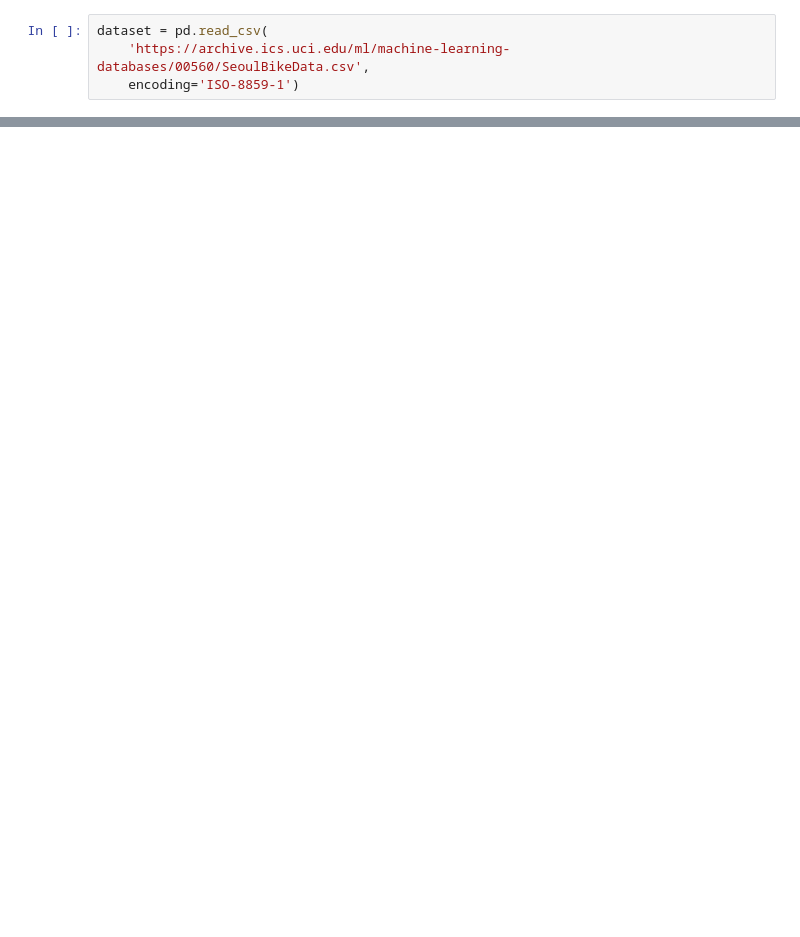
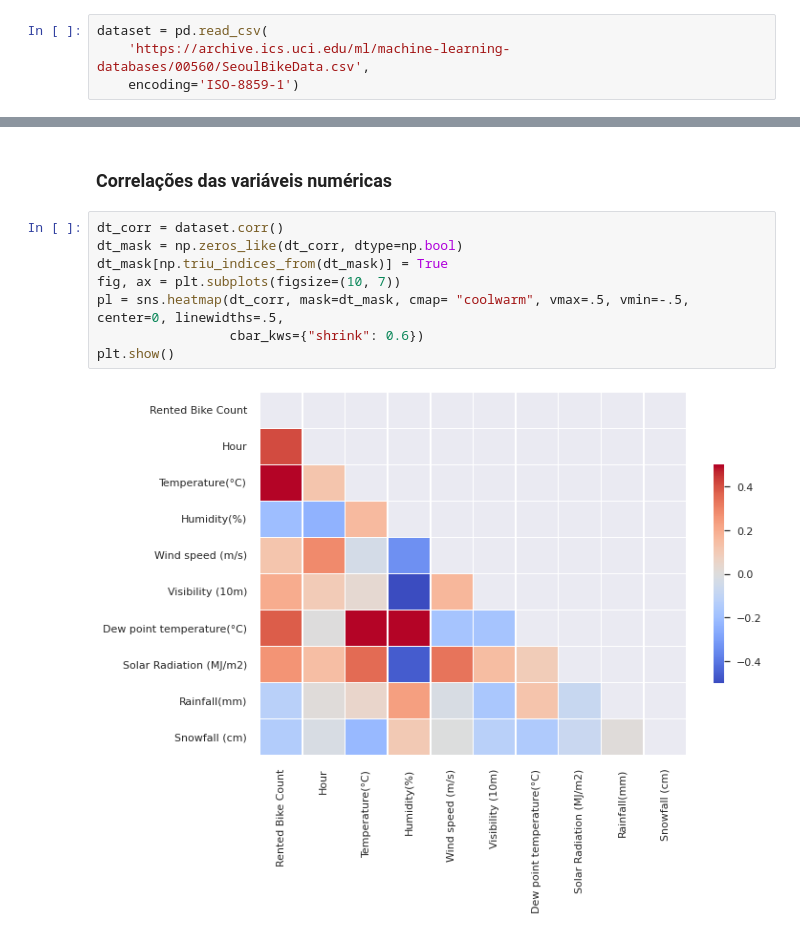
Before and after one commit to matheusfc77/Seoul-analysis, a Jupyter notebook: SeoulBike.ipynb, the cells around one changed output, grey strips where cells are left out. Drawn from its saved outputs; the diff is of its cells as text; blank space fills up the shorter version.

```diff
--- a/SeoulBike.ipynb
+++ b/SeoulBike.ipynb
@@ -348,0 +98,12 @@ print(final_model.predict([pred]))
+# %% [markdown]
+### Correlações das variáveis numéricas
+# %%
+dt_corr = dataset.corr()
+dt_mask = np.zeros_like(dt_corr, dtype=np.bool)
+dt_mask[np.triu_indices_from(dt_mask)] = True
+fig, ax = plt.subplots(figsize=(10, 7))
+pl = sns.heatmap(dt_corr, mask=dt_mask, cmap= "coolwarm", vmax=.5, vmin=-.5, center=0, linewidths=.5,
+                 cbar_kws={"shrink": 0.6})
+plt.show()
+# %% [output]
+[figure, added]
```
Also changed, not shown: parts of 107 cells of this notebook.
